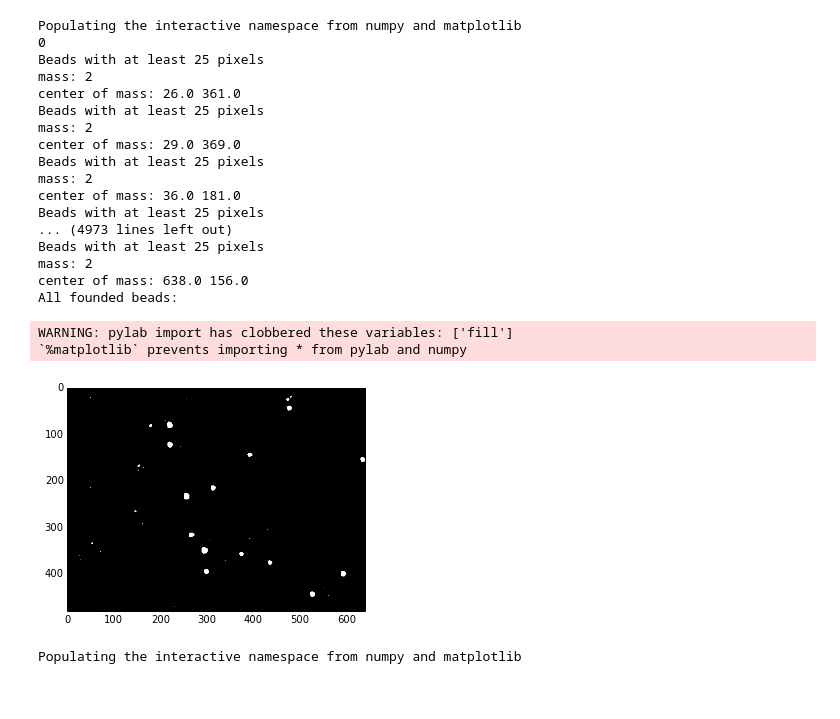
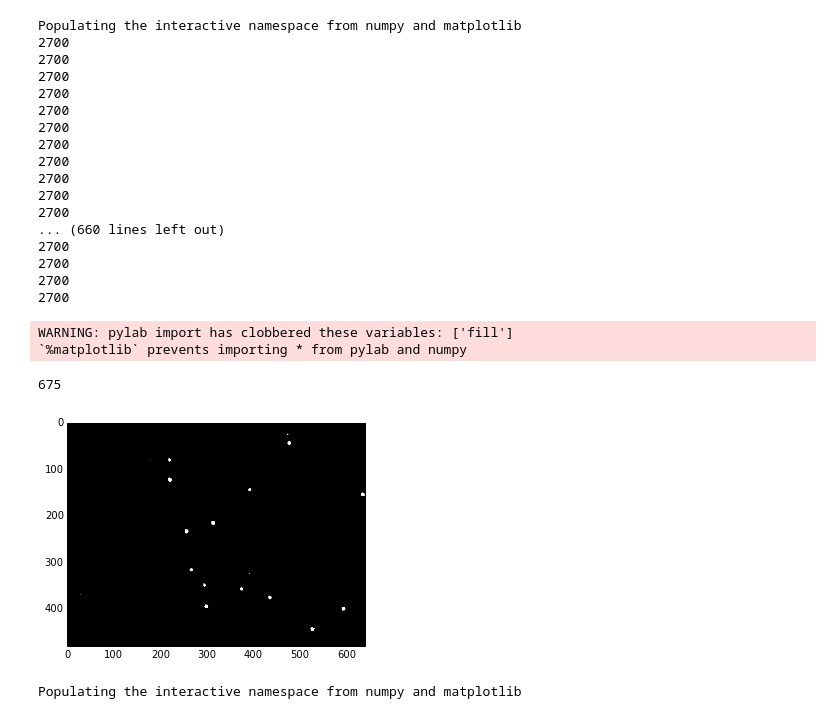
Before and after one commit to dlhoang/PHYS202-S14, a Jupyter notebook: Project/BlobFinder.ipynb, the cells around one changed output. Drawn from its saved outputs; the diff is of its cells as text; code cells hidden in the pictures.

```diff
--- a/Project/BlobFinder.ipynb
+++ b/Project/BlobFinder.ipynb
@@ -29,6 +29,8 @@ class Blob():
         ycm = float(ytot)/float(len(self.blob))
         return xcm, ycm
 
+blob = Blob()
+
 def BlobFinder(picture, tau):
     '''find all blobs in the picture using the luminance threshold tau'''
     xsize, ysize = picture.size
@@ -46,13 +48,13 @@ def BlobFinder(picture, tau):
     return blobs
 
 def fill(picture, xsize, ysize, xstart, ystart):
-    """keep a list of pixels that need to be looked at,
+    """ keep a list of pixels that need to be looked at,
     but haven't yet been filled in - a list of the (x,y)
     coordinates of pixels that are neighbors of ones we have
     already examined.  Keep looping until there's nothing
     left in this list"""
     queue = [(xstart,ystart)]
-    blob = Blob()
+    # blob = Blob()
     blob.add(xstart,ystart)
     while queue:
         x,y,queue = queue[0][0], queue[0][1], queue[1:]
@@ -72,67 +74,66 @@ def fill(picture, xsize, ysize, xstart, ystart):
 
 def countBeads(P,picture,tau):
     '''return the number of beads with >= P pixels'''
-    blob = Blob()
     beads = BlobFinder(picture,tau)
     count = 0
-    for blob in beads:
-        if blob.mass() >= P:
+    for bead in beads:
+        if bead.mass() >= P:
             count = count + 1
     return count
 
 def getBeads(P,picture,tau):
     '''return all beads with >= P pixels'''
-    blob = Blob()
+    # blob = Blob()
     beads = BlobFinder(picture,tau)
     blobs = []
-    for blob in beads:
-        if blob.mass() >=P:
+    for bead in beads:
+        if bead.mass() >=P:
             blobs.append(blob)
     return blobs
 
 def printBeads(P,picture,tau):
     beads = BlobFinder(picture,tau)
     for bead in beads:
-        print "Beads with at least %s pixels" %P
         if bead.mass >= P:
+            print "Beads with at least %s pixels" %P
             print "mass: %s" %bead.mass()
             print "center of mass: %s %s" %bead.centerOfMass()
-    print "All founded beads: "
     for bead in getBeads(P,picture,tau):
+        print "All founded beads: "
         print "mass: %s" %bead.mass()
         print "center of mass: %s %s" %bead.centerOfMass()
 
 
 global ext
 ext = ".jpg"
 
 imageFile = "frame00000.jpg"
 im1 = Image.open(imageFile)
-BlobFinder(im1,250)
+BlobFinder(im1,400)
 plt.imshow(im1)
-print countBeads(25,im1,250)
-printBeads(25,im1,250)
+countBeads(25,im1,400)
 # %% [output]
 Populating the interactive namespace from numpy and matplotlib
-0
-Beads with at least 25 pixels
-mass: 2
-center of mass: 26.0 361.0
-Beads with at least 25 pixels
-mass: 2
-center of mass: 29.0 369.0
-Beads with at least 25 pixels
-mass: 2
-center of mass: 36.0 181.0
-Beads with at least 25 pixels
-... (4973 lines left out)
-Beads with at least 25 pixels
-mass: 2
-center of mass: 638.0 156.0
-All founded beads:
+2700
+2700
+2700
+2700
+2700
+2700
+2700
+2700
+2700
+2700
+2700
+... (660 lines left out)
+2700
+2700
+2700
+2700
 WARNING: pylab import has clobbered these variables: ['fill']
 `%matplotlib` prevents importing * from pylab and numpy
+675
-[figure, old version]
+[figure, new version]
 # %%
 def BlobFinder(picture, tau):
         '''find all blobs in the picture using the luminance threshold tau'''
```
